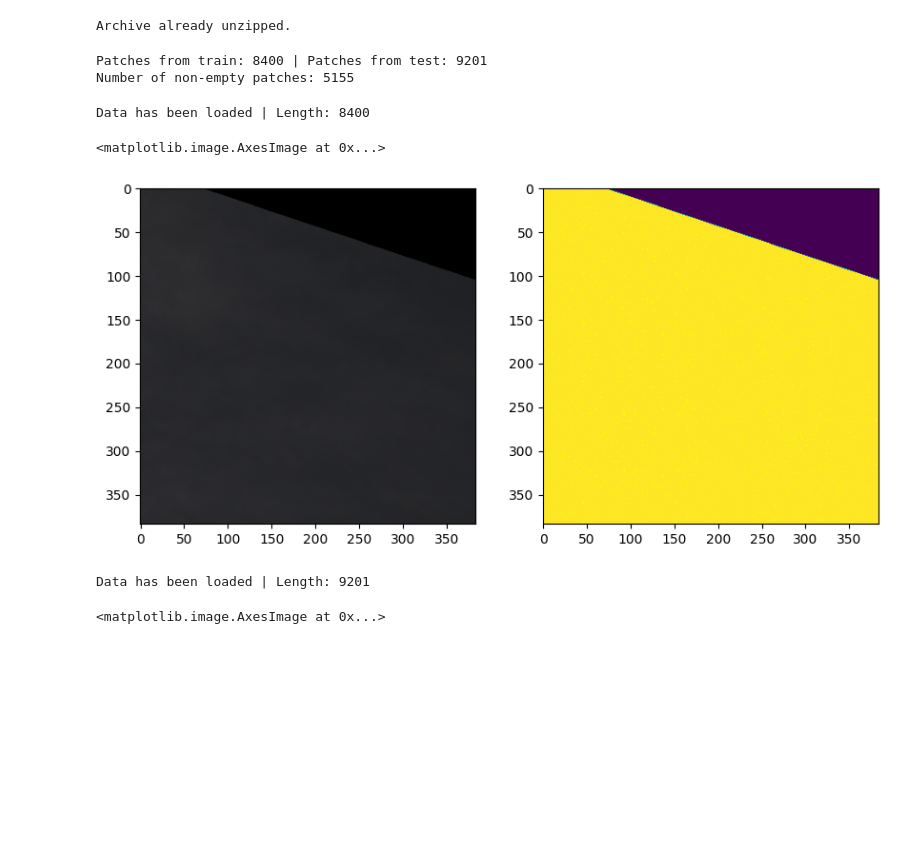
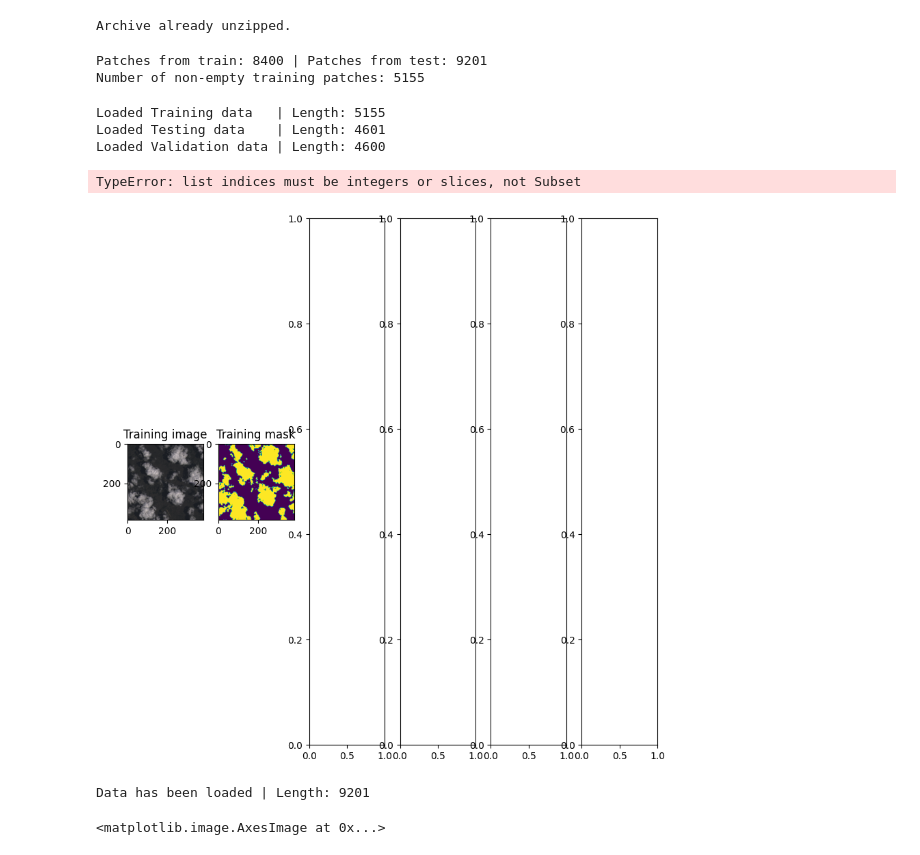
Before and after one commit to TheArtemis/Sapienza-AI-Lab-Project, a Jupyter notebook: 38-cloud-notebook.ipynb, the cells around one changed output. Cells and saved outputs as stored; diff of their text form; code cells hidden in the pictures; blank space fills up the shorter version.

Commit message:
Plotting for all three datasets

```diff
--- a/38-cloud-notebook.ipynb
+++ b/38-cloud-notebook.ipynb
@@ -66,10 +66,10 @@ print(f'Patches from train: {len(df_patches_train)} | Patches from test: {len(df
 #df_patches.head()
 
 tr_non_empty_patches_name = 'training_patches_38-cloud_nonempty.csv'
-df_training_non_empty = pd.read_csv(os.path.join(DATA_FOLDER, tr_non_empty_patches_name))
-df_training_non_empty['type'] = 'train'
-print (f'Number of non-empty patches: {len(df_training_non_empty)}')
+df_patches_train_non_empty = pd.read_csv(os.path.join(DATA_FOLDER, tr_non_empty_patches_name))
+df_patches_train_non_empty['type'] = 'train'
+print (f'Number of non-empty training patches: {len(df_patches_train_non_empty)}')
 # %% [output]
 Patches from train: 8400 | Patches from test: 9201
-Number of non-empty patches: 5155
+Number of non-empty training patches: 5155
 # %%
@@ -145,28 +150,42 @@ class Cloud38Dataset(Dataset):
+# %%
+# Load of training dataset
+data_train = Cloud38Dataset(df_patches_train_non_empty)
+print(f'Loaded Training data   | Length: {len(data_train)}')
+
+data_test_val = Cloud38Dataset(df_patches_test, transform=None)
+dtv_len2 = len(data_test_val) // 2
+data_test, data_val = random_split(data_test_val, [dtv_len2 + 1, dtv_len2])
+print(f'Loaded Testing data    | Length: {len(data_test)}')
+print(f'Loaded Validation data | Length: {len(data_val)}')
+# %% [output]
+Loaded Training data   | Length: 5155
+Loaded Testing data    | Length: 4601
+Loaded Validation data | Length: 4600
+# %%
+train_index = np.random.randint(0, len(data_train))
+test_index = np.random.randint(0, len(data_test))
+
+fig, ax = plt.subplots(1, 6, figsize=(10, 10))
+ax[0].imshow(data_train.to_array(train_index))
+ax[0].set_title('Training image')
+ax[1].imshow(data_train.to_mask(train_index) , cmap=custom_cmap, vmin=0, vmax=1)
+ax[1].set_title('Training mask')
+ax[2].imshow(data_train.to_array(data_test))
+ax[2].set_title('Test image')
+ax[3].imshow(data_train.to_array(data_test), cmap=custom_cmap, vmin=0, vmax=1)
+ax[3].set_title('Test Mask')
+ax[4].imshow(data_train.to_array(data_val))
+ax[4].set_title('Validation image')
+ax[5].imshow(data_train.to_array(data_val), cmap=custom_cmap, vmin=0, vmax=1)
+ax[5].set_title('Validation mask')
+# %% [output]
+TypeError: list indices must be integers or slices, not Subset
+[figure, added]
 # %%
-data_train = Cloud38Dataset(df_patches_train)
-print(f'Data has been loaded | Length: {len(data_train)}')
+data_test_val = Cloud38Dataset(df_patches_test)
+print(f'Data has been loaded | Length: {len(data_test_val)}')
 # %% [output]
-Data has been loaded | Length: 8400
+Data has been loaded | Length: 9201
-# %%
-image_index = np.random.randint(0, len(data_train))
-
-# we change the default colormap to make sure that 0 is purple and 1 is yellow
-# even when the mask has only 0s or 1s
-custom_cmap = plt.colormaps['viridis']
-custom_cmap.set_under('purple')
-custom_cmap.set_over('yellow')
-
-fig, ax = plt.subplots(1, 2, figsize=(10, 10))
-ax[0].imshow(data_train.to_array(image_index, include_nir=False))
-ax[1].imshow(data_train.to_mask(image_index) , cmap=custom_cmap, vmin=0, vmax=1)
-# %% [output]
-<matplotlib.image.AxesImage at 0x...>
-[figure, removed]
-# %%
-data_test_val = Cloud38Dataset(df_patches_test, test=True)
-print(f'Data has been loaded | Length: {len(data_test_val)}')
-# %% [output]
-Data has been loaded | Length: 9201
 # %%
 
 image_index = np.random.randint(0, len(data_test_val))
```
Also changed, not shown: parts of 2 cells of this notebook.
